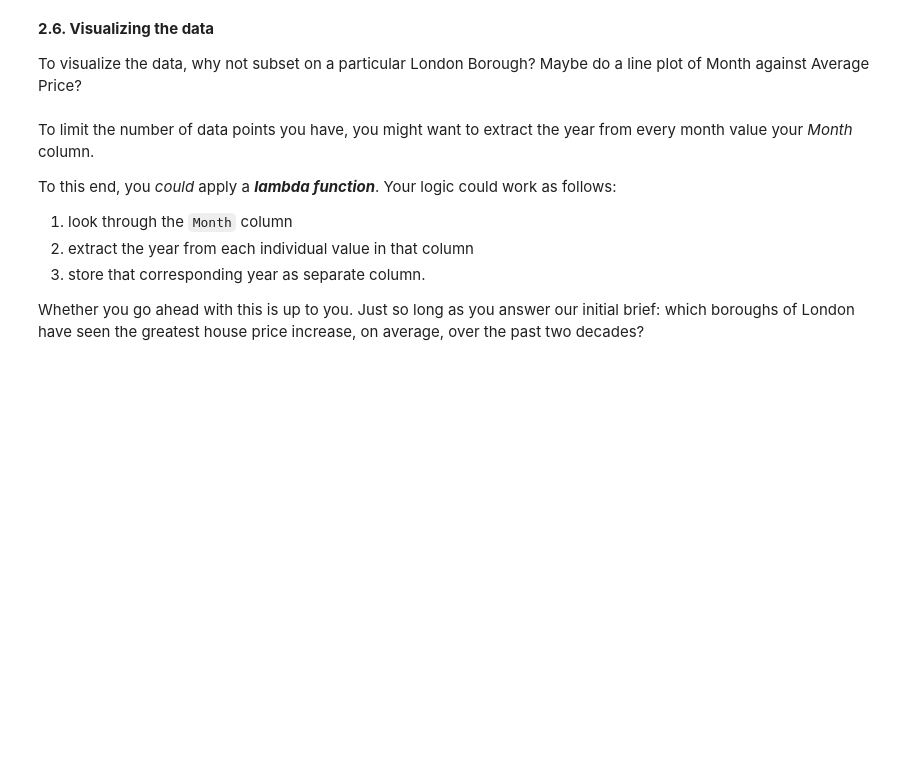
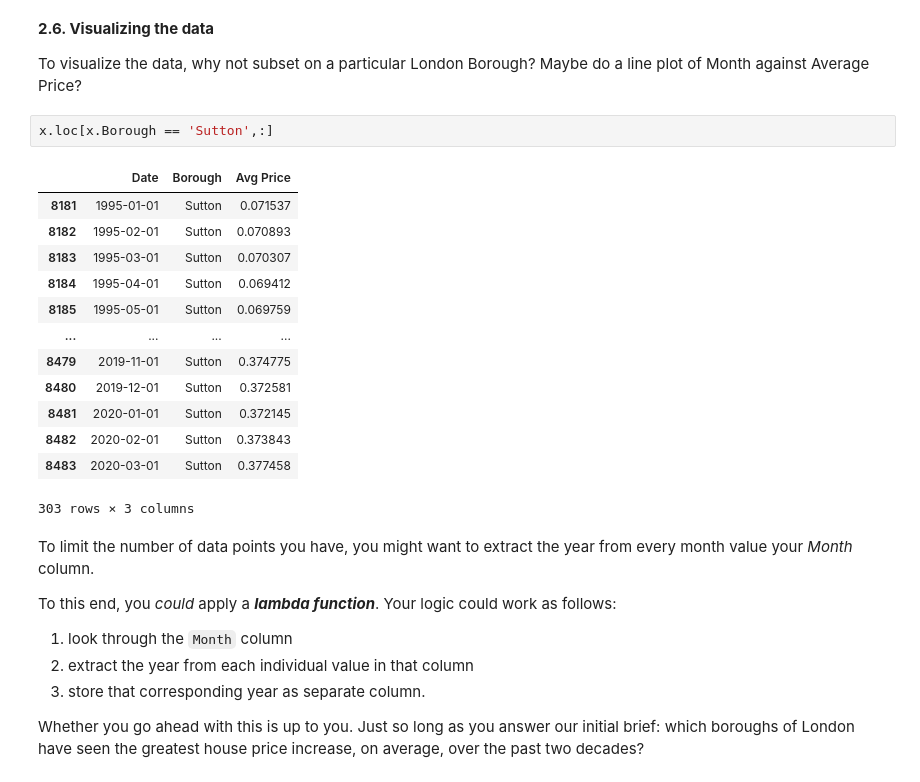
Before and after one commit to lawrence009/dsc, a Jupyter notebook: Springboard Unit 4 Challenge.ipynb, the cells around one changed output. Cells and saved outputs as stored; diff of their text form; blank space fills up the shorter version.

```diff
--- a/Springboard Unit 4 Challenge.ipynb
+++ b/Springboard Unit 4 Challenge.ipynb
@@ -145,6 +160,22 @@ Remember to make sure your column data types are all correct. Average prices, fo
 **2.6. Visualizing the data**
 
 To visualize the data, why not subset on a particular London Borough? Maybe do a line plot of Month against Average Price?
+# %%
+x.loc[x.Borough == 'Sutton',:]
+# %% [output]
+|  | Date | Borough | Avg Price |
+| 8181 | 1995-01-01 | Sutton | 0.071537 |
+| 8182 | 1995-02-01 | Sutton | 0.070893 |
+| 8183 | 1995-03-01 | Sutton | 0.070307 |
+| 8184 | 1995-04-01 | Sutton | 0.069412 |
+| 8185 | 1995-05-01 | Sutton | 0.069759 |
+| ... | ... | ... | ... |
+| 8479 | 2019-11-01 | Sutton | 0.374775 |
+| 8480 | 2019-12-01 | Sutton | 0.372581 |
+| 8481 | 2020-01-01 | Sutton | 0.372145 |
+| 8482 | 2020-02-01 | Sutton | 0.373843 |
+| 8483 | 2020-03-01 | Sutton | 0.377458 |
+303 rows × 3 columns
 # %% [markdown]
 To limit the number of data points you have, you might want to extract the year from every month value your *Month* column.
 
```
Also changed, not shown: parts of 9 cells of this notebook.
